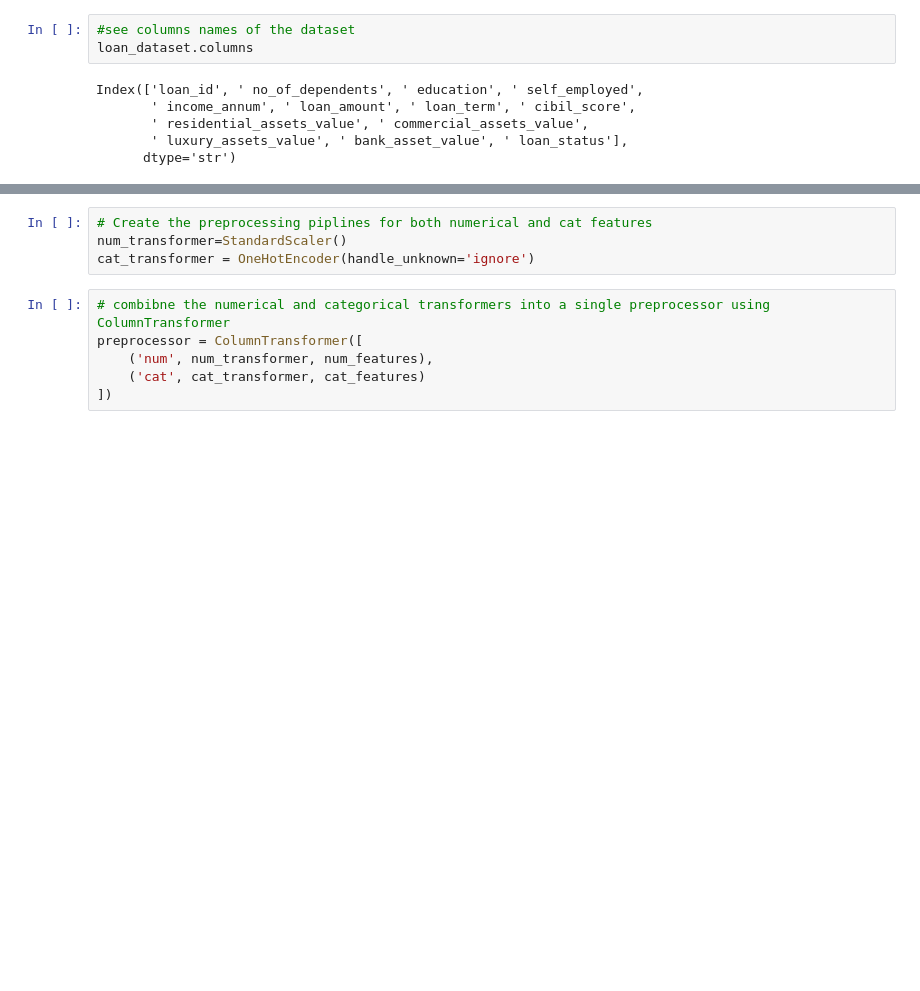
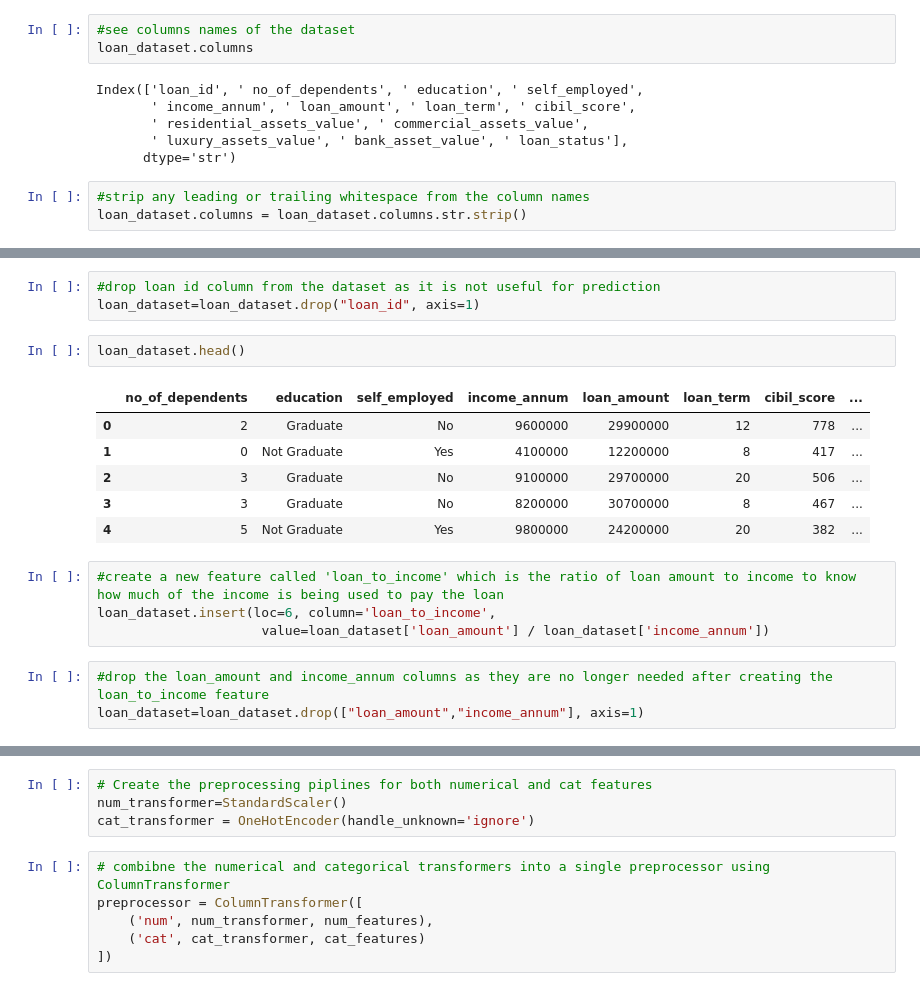
Before and after one commit to Shahed04ml/machine-learning-project, a Jupyter notebook: loan-approval-classifier/notebooks/loan_approval.ipynb, the cells around one changed output, grey strips where cells are left out. Saved outputs shown, nothing was run; the diff lists cells and outputs as text; blank space fills up the shorter version.

```diff
--- a/loan-approval-classifier/notebooks/loan_approval.ipynb
+++ b/loan-approval-classifier/notebooks/loan_approval.ipynb
@@ -101,3 +100,6 @@ Index(['loan_id', ' no_of_dependents', ' education', ' self_employed',
        ' residential_assets_value', ' commercial_assets_value',
        ' luxury_assets_value', ' bank_asset_value', ' loan_status'],
       dtype='str')
+# %%
+#strip any leading or trailing whitespace from the column names
+loan_dataset.columns = loan_dataset.columns.str.strip()
@@ -104,3 +114,22 @@ Index(['loan_id', ' no_of_dependents', ' education', ' self_employed',
+# %%
+#drop loan id column from the dataset as it is not useful for prediction
+loan_dataset=loan_dataset.drop("loan_id", axis=1)
+# %%
+loan_dataset.head()
+# %% [output]
+|  | no_of_dependents | education | self_employed | income_annum | loan_amount | loan_term | cibil_score | ... |
+| 0 | 2 | Graduate | No | 9600000 | 29900000 | 12 | 778 | ... |
+| 1 | 0 | Not Graduate | Yes | 4100000 | 12200000 | 8 | 417 | ... |
+| 2 | 3 | Graduate | No | 9100000 | 29700000 | 20 | 506 | ... |
+| 3 | 3 | Graduate | No | 8200000 | 30700000 | 8 | 467 | ... |
+| 4 | 5 | Not Graduate | Yes | 9800000 | 24200000 | 20 | 382 | ... |
+# %%
+#create a new feature called 'loan_to_income' which is the ratio of loan amount to income to know how much of the income is being used to pay the loan
+loan_dataset.insert(loc=6, column='loan_to_income',
+                     value=loan_dataset['loan_amount'] / loan_dataset['income_annum'])
+# %%
+#drop the loan_amount and income_annum columns as they are no longer needed after creating the loan_to_income feature
+loan_dataset=loan_dataset.drop(["loan_amount","income_annum"], axis=1)
 # %%
 #split the dataset into featuers and target variable
 #target variable is the last column of the dataset which is 'Loan_Status' and the features are all the other columns
```
Also changed, not shown: parts of 16 cells of this notebook.
